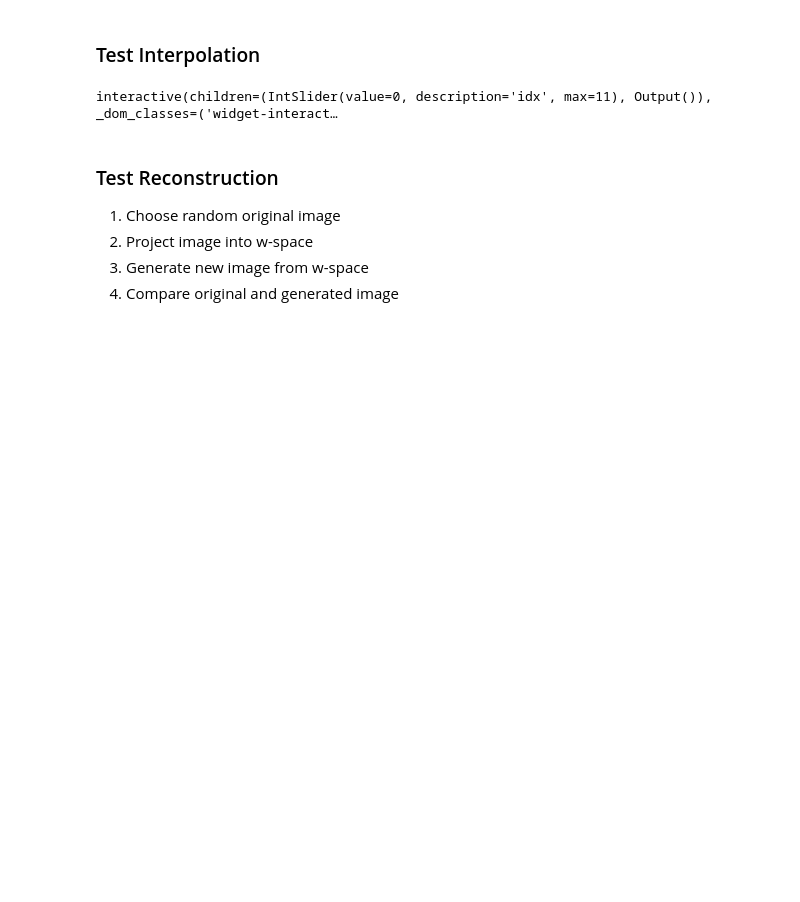
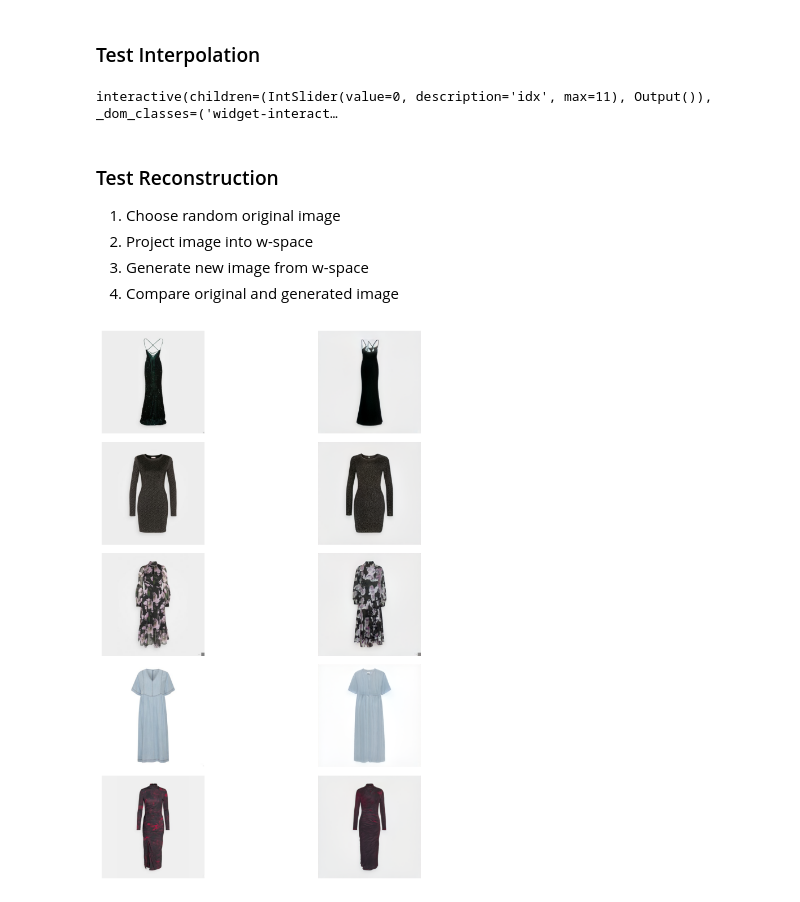
Before and after one commit to MGenschow/Thesis, a Jupyter notebook: Models/StyleGAN2-Ada/Finetuning_Results_Analysis.ipynb, the cells around one changed output. Saved outputs shown, nothing was run; the diff lists cells and outputs as text; code cells hidden in the pictures; blank space fills up the shorter version.

Commit message:
added projection and reconstruction test

```diff
--- a/Models/StyleGAN2-Ada/Finetuning_Results_Analysis.ipynb
+++ b/Models/StyleGAN2-Ada/Finetuning_Results_Analysis.ipynb
@@ -25,7 +32,7 @@ Using mps as device
 ### Import Model
 # %%
 # Load model architecture
-experiment_path = "../../Data.nosync/Models/Stylegan2_Ada/Finetuned/00002-stylegan2_ada_images-mirror-auto2-kimg1000-resumeffhq512/"
+experiment_path = "../../Data.nosync/Models/Stylegan2_Ada/Experiments/00002-stylegan2_ada_images-mirror-auto2-kimg1000-resumeffhq512/"
 model_name = "network-snapshot-000920.pkl"
 model_path = experiment_path + model_name
 with open(model_path, 'rb') as f:
@@ -118,17 +150,26 @@ def reconstruct_image(orig_path, num_steps=1000):
 # %%
+NUM_EXAMPLES = 5
+NUM_STEPS = 500
+
 orig_images = glob('../../Data.nosync/Zalando_Dataset/dresses/images/stylegan2_ada_images/*/*.png')
+network = model_path
 
-NUM_EXAMPLES = 5
-reconstuced_imgs = []
-for i in range(NUM_EXAMPLES):
+
+reconstructed_imgs = []
+for i in tqdm(range(NUM_EXAMPLES)):
+    np.random.seed()
     orig_path = np.random.choice(orig_images)
-    orig_img, projected_img = reconstruct_image(orig_path, num_steps=1000)
-    reconstuced_imgs.append((orig_img, projected_img))
+    with io.capture_output() as captured:
+        projected_w, target_pil, synth_image = run_projection(network_pkl=model_path, target_fname=orig_path, num_steps=NUM_STEPS);
+    reconstructed_imgs.append((projected_w, target_pil, synth_image))
 # %%
 # Plot the images
-fig, axs = plt.subplots(NUM_EXAMPLES, 2, figsize=(8, 8))
-for i, (orig_img, projected_img) in enumerate(reconstuced_imgs):
+fig, axs = plt.subplots(NUM_EXAMPLES, 2, figsize=(10, 10))
+for i, (_, orig_img, projected_img) in enumerate(reconstructed_imgs):
     axs[i, 0].imshow(orig_img)
     axs[i, 0].axis('off')
     axs[i, 1].imshow(projected_img)
     axs[i, 1].axis('off')
+fig.tight_layout()
+# %% [output]
+[figure, added]
```
Also changed, not shown: parts of 5 cells of this notebook.
